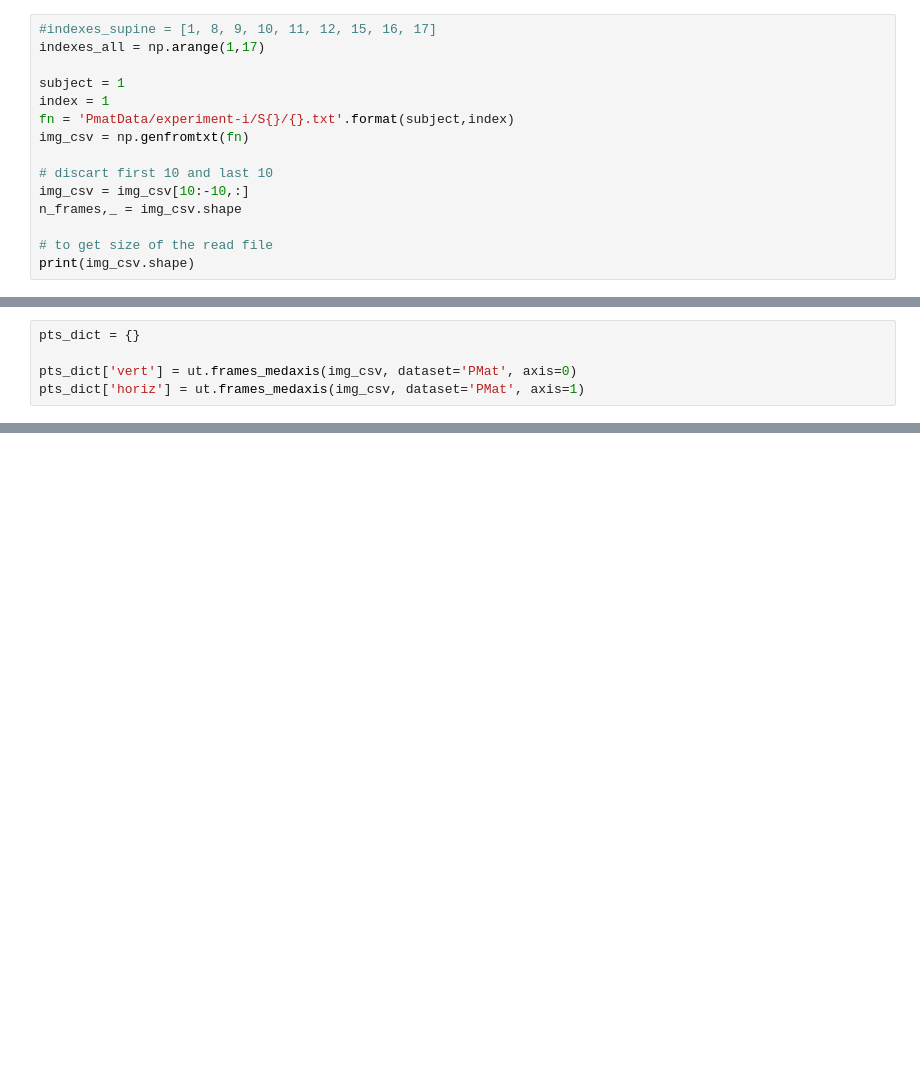
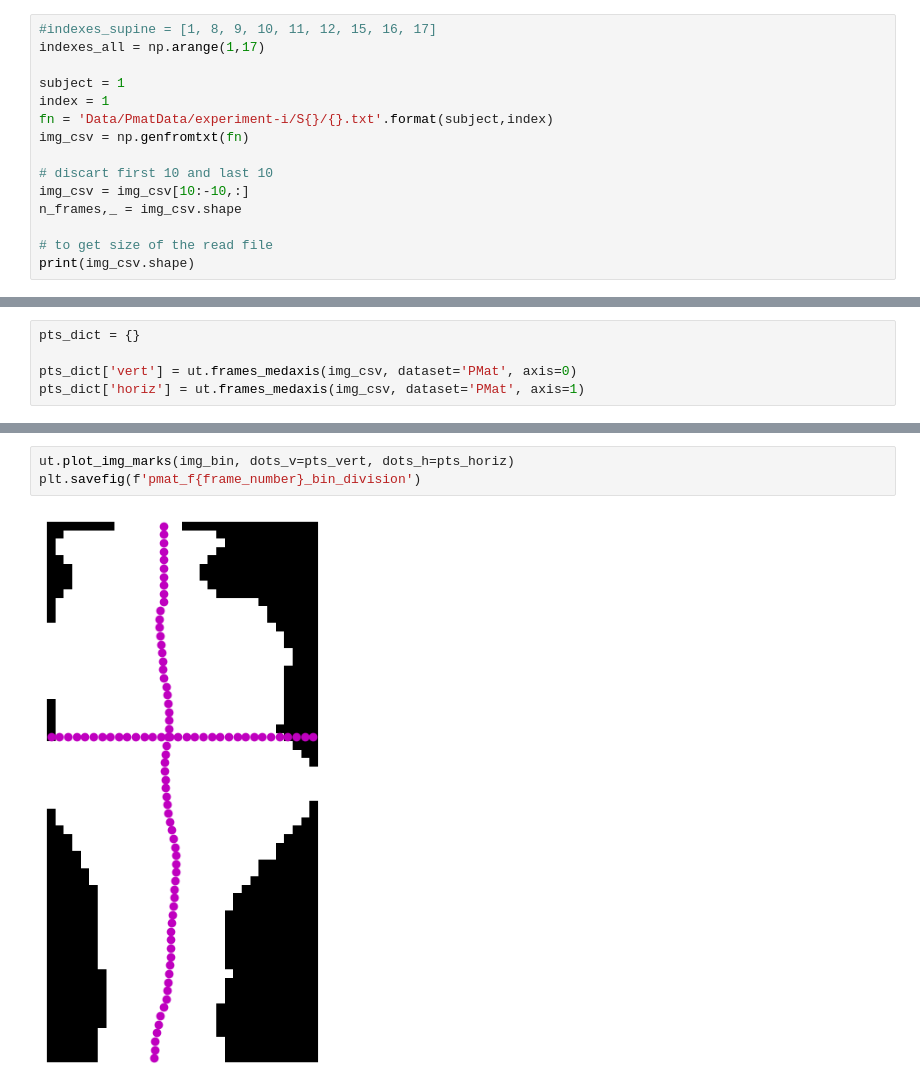
Before and after one commit to helderc/pressure-data-eda, a Jupyter notebook: data-visualization v01.ipynb, the cells around one changed output, grey strips where cells are left out. Cells and saved outputs as stored; diff of their text form; blank space fills up the shorter version.

```diff
--- a/data-visualization v01.ipynb
+++ b/data-visualization v01.ipynb
@@ -27,7 +27,7 @@ indexes_all = np.arange(1,17)
 
 subject = 1
 index = 1
-fn = 'PmatData/experiment-i/S{}/{}.txt'.format(subject,index)
+fn = 'Data/PmatData/experiment-i/S{}/{}.txt'.format(subject,index)
 img_csv = np.genfromtxt(fn)
 
 # discart first 10 and last 10
@@ -69,3 +69,8 @@ ut.plot_img_marks(img_frame, dots_v=pts_vert, dots_h=pts_horiz)
 plt.savefig(f'pmat_f{frame_number}_division')
 # %% [output]
 [figure]
+# %%
+ut.plot_img_marks(img_bin, dots_v=pts_vert, dots_h=pts_horiz)
+plt.savefig(f'pmat_f{frame_number}_bin_division')
+# %% [output]
+[figure, added]
```
Also changed, not shown: parts of 1 cell of this notebook, 1 other file.
